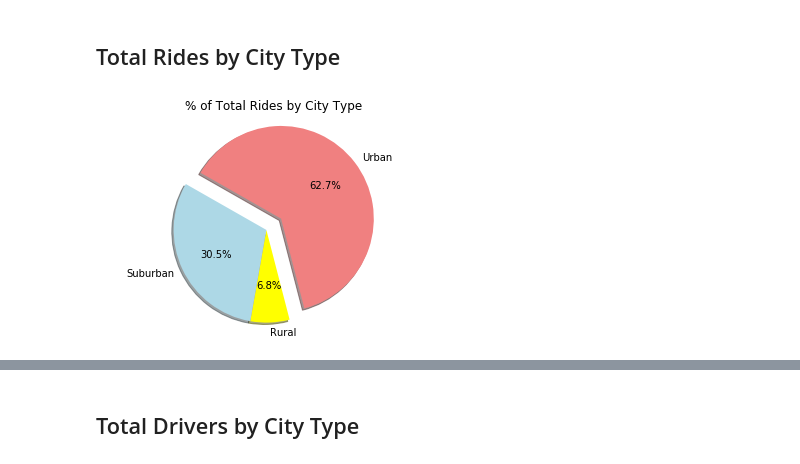
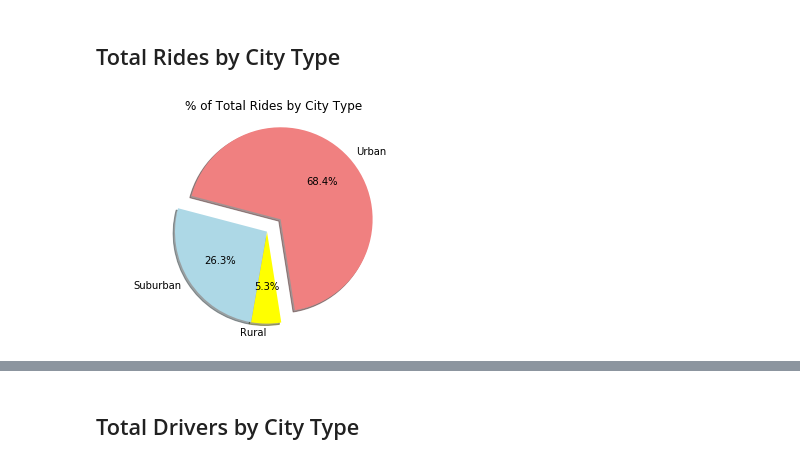
Before and after one commit to rpmsanchez/Data-Analysis-Visualization-Works, a Jupyter notebook: hw5/pyber_rsanchez copy.ipynb, the cells around one changed output, grey strips where cells are left out. Cells and saved outputs as stored; diff of their text form; code cells hidden in the pictures.

```diff
--- a/hw5/pyber_rsanchez copy.ipynb
+++ b/hw5/pyber_rsanchez copy.ipynb
@@ -128,24 +126,24 @@ plt.show()
 # %%
 # Calculate Ride Percents
 rural_rides = rural['ride_id'].count()
 urban_rides = urban['ride_id'].count()
 suburban_rides = suburban['ride_id'].count()
 
 # Build Pie Chart
 types = ["Rural", "Urban", "Suburban"]
 rides = [rural_rides, urban_rides, suburban_rides]
 colors = ["yellow", "lightcoral", "lightblue"]
 explode = (0, 0.2, 0)
-plt.pie(fares, explode=explode, labels=types, colors=colors,
+plt.pie(rides, explode=explode, labels=types, colors=colors,
         autopct="%2.1f%%", shadow=True, startangle=260)
 plt.axis("equal")
 plt.title("% of Total Rides by City Type")
 
 # Save Figure
 plt.savefig("../Images/ridespie.png")
 plt.show()
 # %% [output]
-[figure, old version]
+[figure, new version]
 # %%
 # Show Figure
 plt.show()
```
Also changed, not shown: parts of 4 cells of this notebook, 1 other file.
